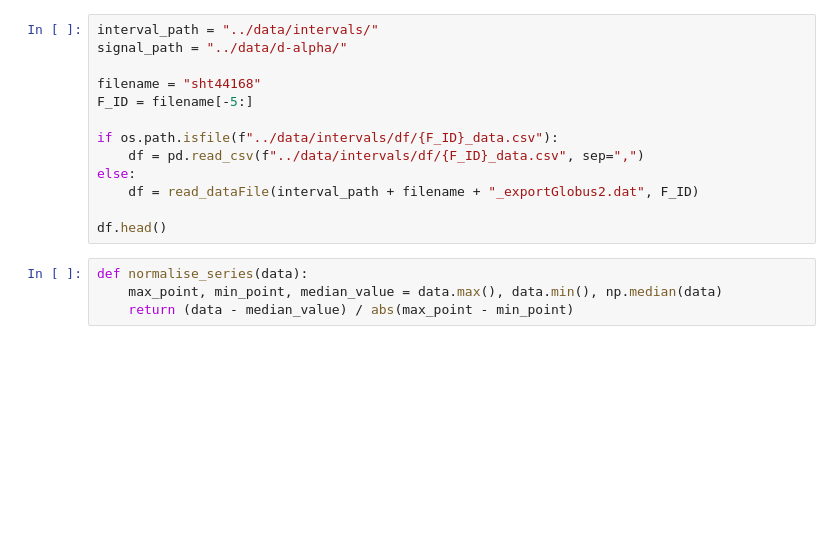
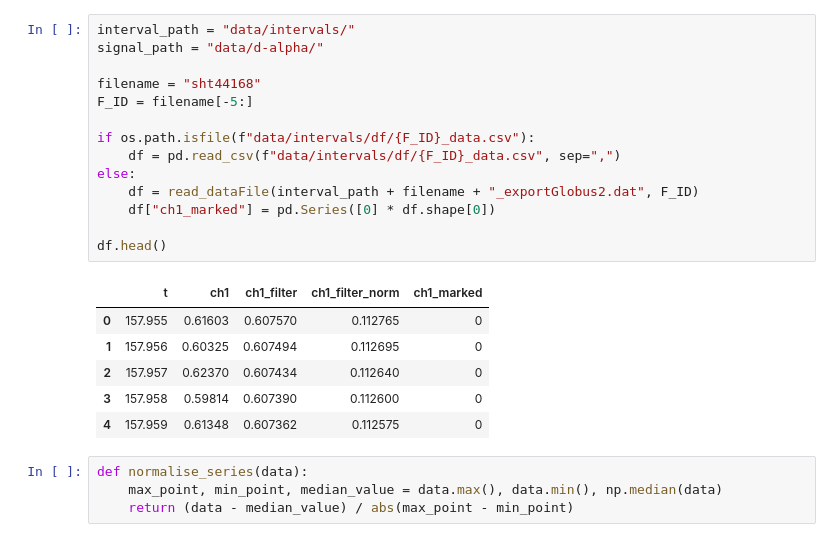
Before and after one commit to feodorrussia/D-alpha-instability-search, a Jupyter notebook: D-alpha marking.ipynb, the cells around one changed output. Cells and saved outputs as stored; diff of their text form; blank space fills up the shorter version.

```diff
--- a/D-alpha marking.ipynb
+++ b/D-alpha marking.ipynb
@@ -7,16 +9,24 @@ from source.Files_operating import read_dataFile
 # %%
-interval_path = "../data/intervals/"
-signal_path = "../data/d-alpha/"
+interval_path = "data/intervals/"
+signal_path = "data/d-alpha/"
 
 filename = "sht44168"
 F_ID = filename[-5:]
 
-if os.path.isfile(f"../data/intervals/df/{F_ID}_data.csv"):
-    df = pd.read_csv(f"../data/intervals/df/{F_ID}_data.csv", sep=",")
+if os.path.isfile(f"data/intervals/df/{F_ID}_data.csv"):
+    df = pd.read_csv(f"data/intervals/df/{F_ID}_data.csv", sep=",")
 else:
     df = read_dataFile(interval_path + filename + "_exportGlobus2.dat", F_ID)
+    df["ch1_marked"] = pd.Series([0] * df.shape[0])
 
 df.head()
+# %% [output]
+|  | t | ch1 | ch1_filter | ch1_filter_norm | ch1_marked |
+| 0 | 157.955 | 0.61603 | 0.607570 | 0.112765 | 0 |
+| 1 | 157.956 | 0.60325 | 0.607494 | 0.112695 | 0 |
+| 2 | 157.957 | 0.62370 | 0.607434 | 0.112640 | 0 |
+| 3 | 157.958 | 0.59814 | 0.607390 | 0.112600 | 0 |
+| 4 | 157.959 | 0.61348 | 0.607362 | 0.112575 | 0 |
 # %%
 def normalise_series(data):
     max_point, min_point, median_value = data.max(), data.min(), np.median(data)
```
Also changed, not shown: parts of 4 cells of this notebook, 1 other file.
